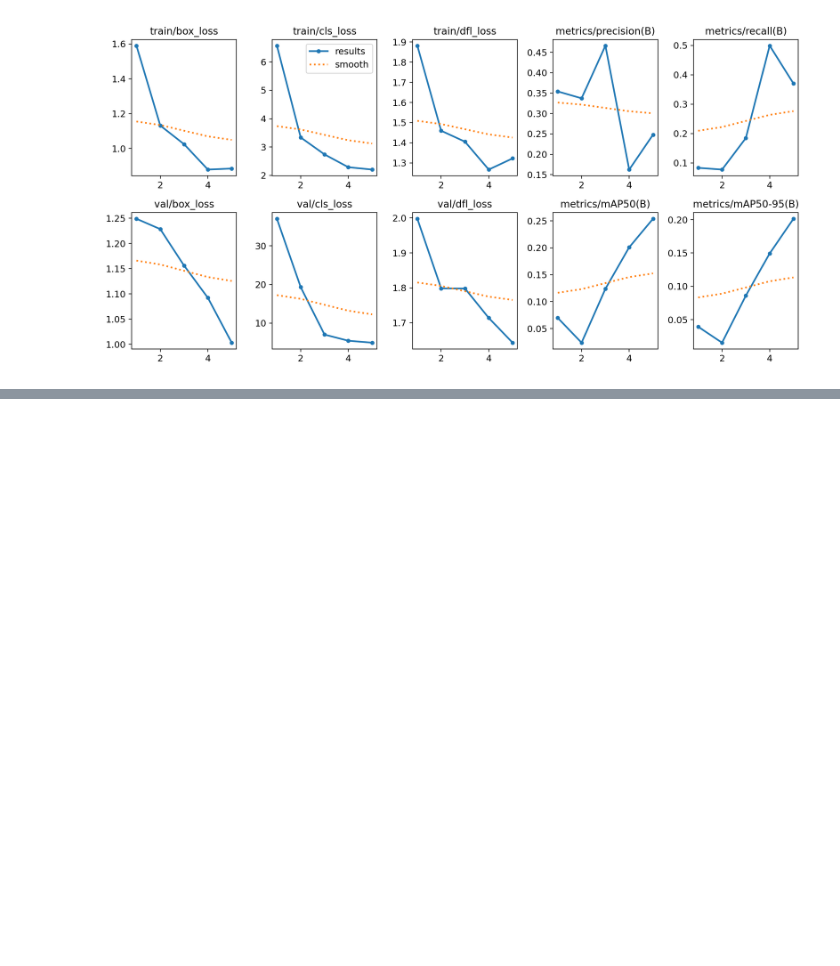
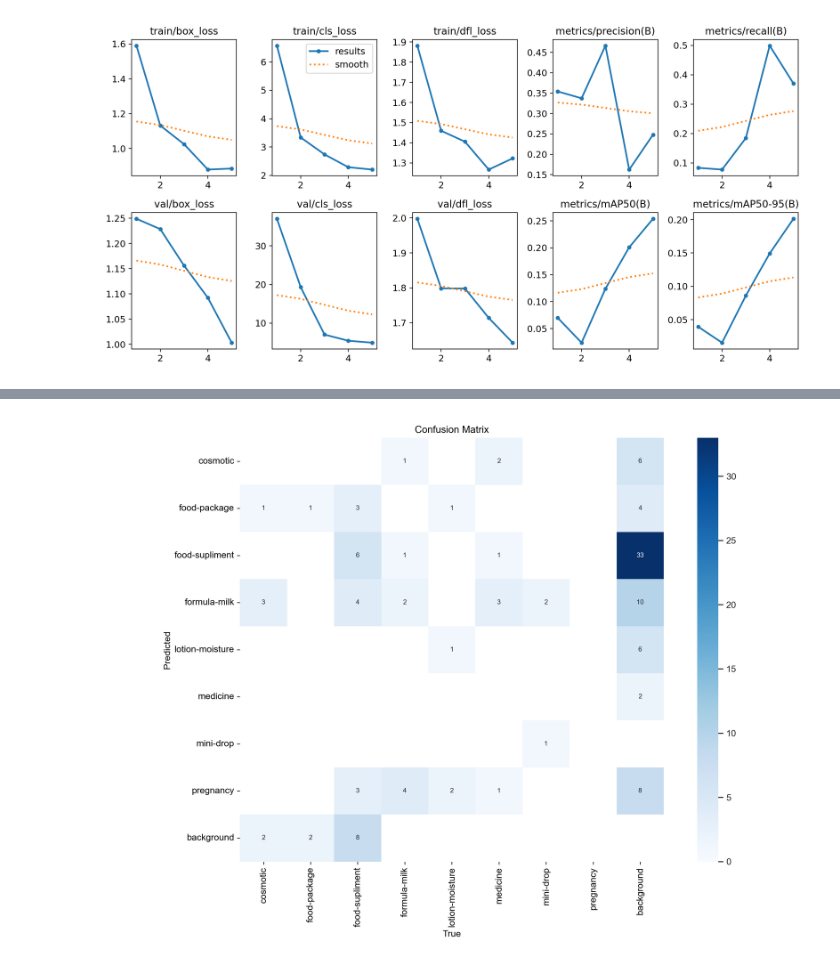
Before and after one commit to Jenber-Ligab/EMB-DataWarehouse, a Jupyter notebook: notebbooks/object_detection_yolo.ipynb, the cells around one changed output, grey strips where cells are left out. Saved outputs shown, nothing was run; the diff lists cells and outputs as text; code cells hidden in the pictures; blank space fills up the shorter version.

Commit message:
Updated Object Detection Using YOLO

```diff
--- a/notebbooks/object_detection_yolo.ipynb
+++ b/notebbooks/object_detection_yolo.ipynb
@@ -374,8 +360,10 @@ display(Image(filename=png_file_path))
 # %%
 # Replace this with the path to your PNG results
-png_file_path = '../yolov5/runs/train/fine_tuned_model12/confusion_matrix.png'  # Adjust the path accordingly
+png_file_path = 'medical-detection/fine_tuned_model/confusion_matrix.png'  # Adjust the path accordingly
 
 # Display the PNG image
 display(Image(filename=png_file_path))
+# %% [output]
+[figure, added]
 # %%
 # Replace this with the path to your PNG results
```
Also changed, not shown: parts of 10 cells of this notebook.
